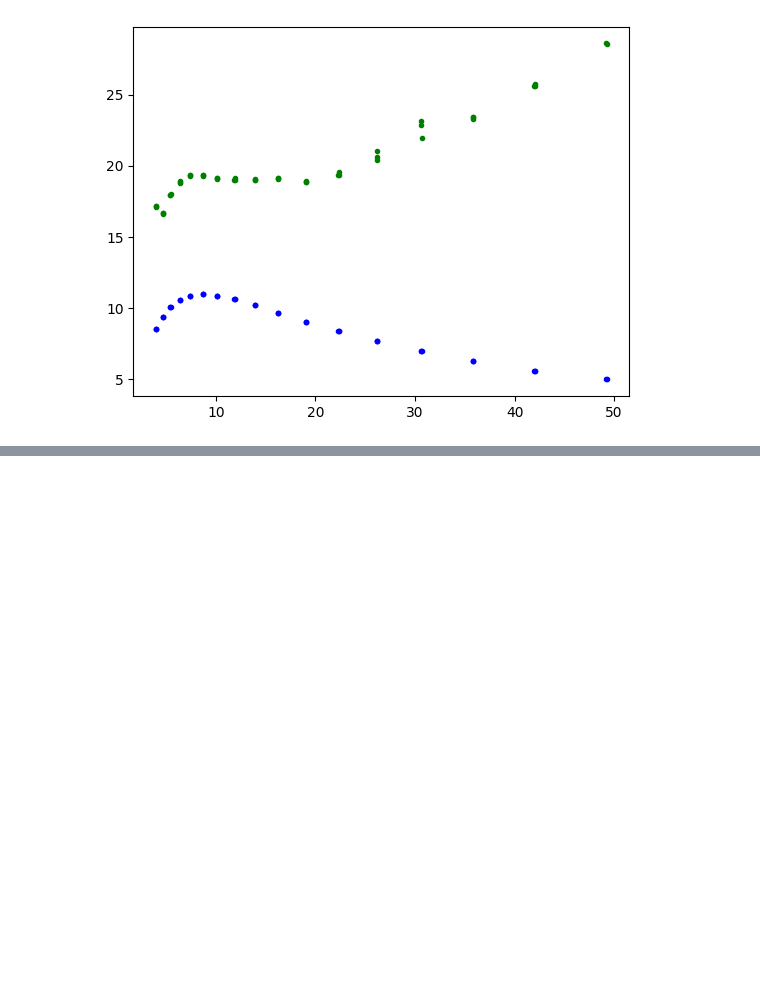
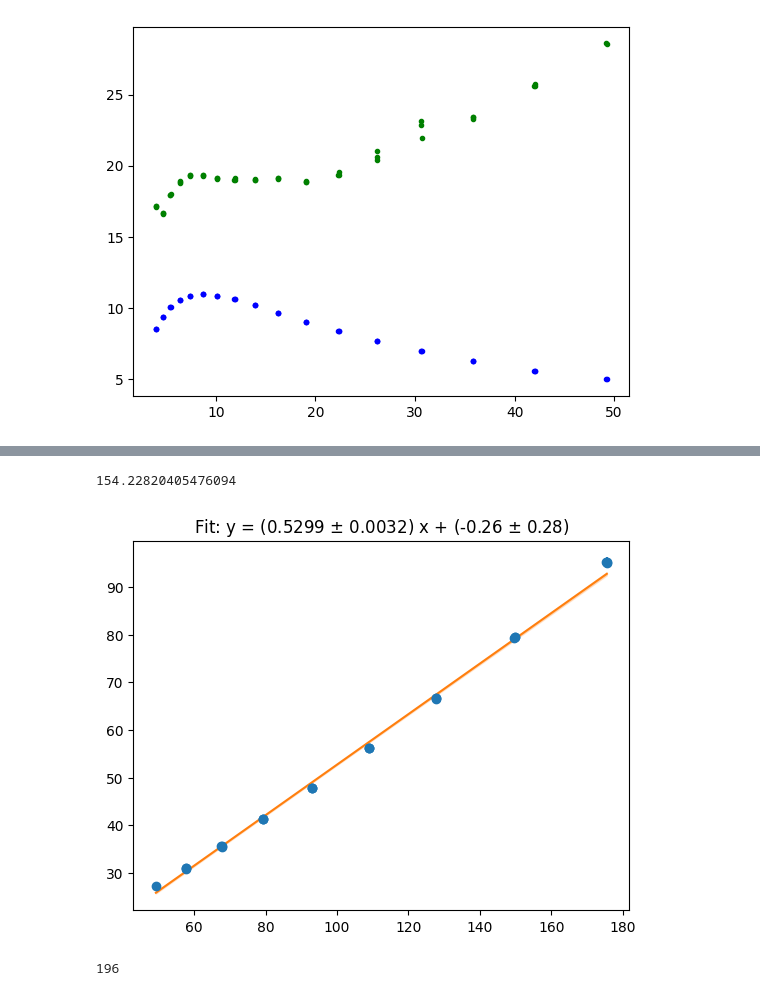
Before and after one commit to Gamal-on/YBCO, a Jupyter notebook: schottky_subs_analysis.ipynb, the cells around one changed output, grey strips where cells are left out. Cells and saved outputs as stored; diff of their text form; code cells hidden in the pictures; blank space fills up the shorter version.

```diff
--- a/schottky_subs_analysis.ipynb
+++ b/schottky_subs_analysis.ipynb
@@ -92,0 +103,23 @@ print(temp_debye)
+# %%
+# Linear fit en mJ/K**2.mol, sur la partie post Schottky
+
+HC_sample_substracted = sample_HC - sch.schottky(temperature, E, n=5e-3) #en mJ/mol.K
+C_substracted_divT = HC_sample_substracted / temperature
+
+ajustement = ft.linfitxy(squared_temperature[50:75], C_substracted_divT[50:75], 2*err_temperature[50:75]*temperature[50:75], err_C_divT[50:75],
+                         plot=True)
+
+beta = ajustement[0]*1e-3 # en mJ
+
+pi4 = np.pi**4
+temp_debye_cube = (12*r*pi4)/(5*beta)
+temp_debye = np.cbrt(temp_debye_cube)  # en K
+
+print(temp_debye)
+# %% [output]
+154.22820405476094
+[figure, added]
+# %%
+14**2
+# %% [output]
+196
```
Also changed, not shown: parts of 2 cells of this notebook, 1 other file.
